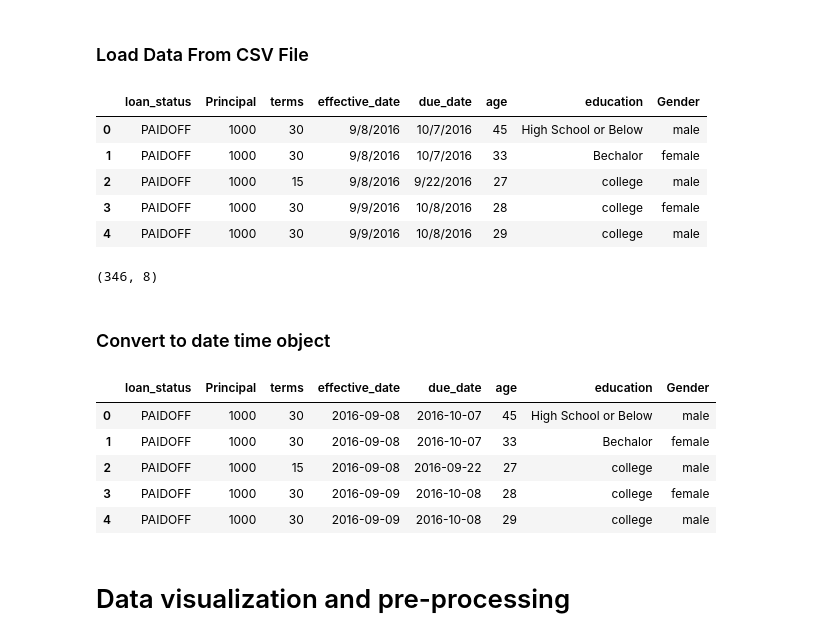
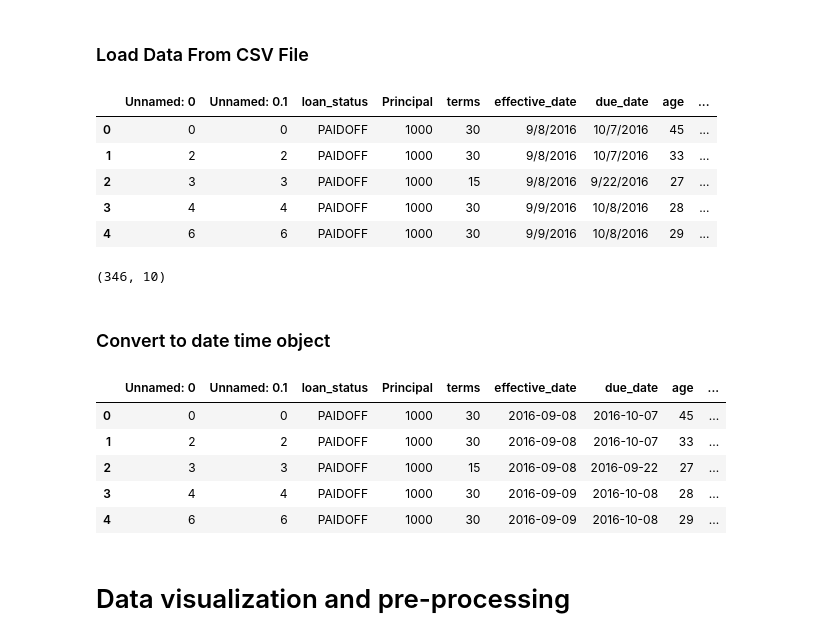
Before and after one commit to negusebf/Machine-Learning---The-Best-Classifier, a Jupyter notebook: The Best Classifier.ipynb, the cells around one changed output. Drawn from its saved outputs; the diff is of its cells as text; code cells hidden in the pictures.

```diff
--- a/The Best Classifier.ipynb
+++ b/The Best Classifier.ipynb
@@ -54,19 +54,18 @@ loan_train.csv      100%[===================>]  22.56K  --.-KB/s    in 0s
 ### Load Data From CSV File
 # %%
 df = pd.read_csv('loan_train.csv')
-df = df.iloc[:,2:]
 df.head()
 # %% [output]
-|  | loan_status | Principal | terms | effective_date | due_date | age | education | Gender |
-| 0 | PAIDOFF | 1000 | 30 | 9/8/2016 | 10/7/2016 | 45 | High School or Below | male |
-| 1 | PAIDOFF | 1000 | 30 | 9/8/2016 | 10/7/2016 | 33 | Bechalor | female |
-| 2 | PAIDOFF | 1000 | 15 | 9/8/2016 | 9/22/2016 | 27 | college | male |
-| 3 | PAIDOFF | 1000 | 30 | 9/9/2016 | 10/8/2016 | 28 | college | female |
-| 4 | PAIDOFF | 1000 | 30 | 9/9/2016 | 10/8/2016 | 29 | college | male |
+|  | Unnamed: 0 | Unnamed: 0.1 | loan_status | Principal | terms | effective_date | due_date | age | ... |
+| 0 | 0 | 0 | PAIDOFF | 1000 | 30 | 9/8/2016 | 10/7/2016 | 45 | ... |
+| 1 | 2 | 2 | PAIDOFF | 1000 | 30 | 9/8/2016 | 10/7/2016 | 33 | ... |
+| 2 | 3 | 3 | PAIDOFF | 1000 | 15 | 9/8/2016 | 9/22/2016 | 27 | ... |
+| 3 | 4 | 4 | PAIDOFF | 1000 | 30 | 9/9/2016 | 10/8/2016 | 28 | ... |
+| 4 | 6 | 6 | PAIDOFF | 1000 | 30 | 9/9/2016 | 10/8/2016 | 29 | ... |
 # %%
 df.shape
 # %% [output]
-(346, 8)
+(346, 10)
 # %% [markdown]
 ### Convert to date time object
 # %%
@@ -74,12 +73,12 @@ df['due_date'] = pd.to_datetime(df['due_date'])
 df['effective_date'] = pd.to_datetime(df['effective_date'])
 df.head()
 # %% [output]
-|  | loan_status | Principal | terms | effective_date | due_date | age | education | Gender |
-| 0 | PAIDOFF | 1000 | 30 | 2016-09-08 | 2016-10-07 | 45 | High School or Below | male |
-| 1 | PAIDOFF | 1000 | 30 | 2016-09-08 | 2016-10-07 | 33 | Bechalor | female |
-| 2 | PAIDOFF | 1000 | 15 | 2016-09-08 | 2016-09-22 | 27 | college | male |
-| 3 | PAIDOFF | 1000 | 30 | 2016-09-09 | 2016-10-08 | 28 | college | female |
-| 4 | PAIDOFF | 1000 | 30 | 2016-09-09 | 2016-10-08 | 29 | college | male |
+|  | Unnamed: 0 | Unnamed: 0.1 | loan_status | Principal | terms | effective_date | due_date | age | ... |
+| 0 | 0 | 0 | PAIDOFF | 1000 | 30 | 2016-09-08 | 2016-10-07 | 45 | ... |
+| 1 | 2 | 2 | PAIDOFF | 1000 | 30 | 2016-09-08 | 2016-10-07 | 33 | ... |
+| 2 | 3 | 3 | PAIDOFF | 1000 | 15 | 2016-09-08 | 2016-09-22 | 27 | ... |
+| 3 | 4 | 4 | PAIDOFF | 1000 | 30 | 2016-09-09 | 2016-10-08 | 28 | ... |
+| 4 | 6 | 6 | PAIDOFF | 1000 | 30 | 2016-09-09 | 2016-10-08 | 29 | ... |
 # %% [markdown]
 # Data visualization and pre-processing
 # %% [markdown]
```
Also changed, not shown: parts of 15 cells of this notebook.
